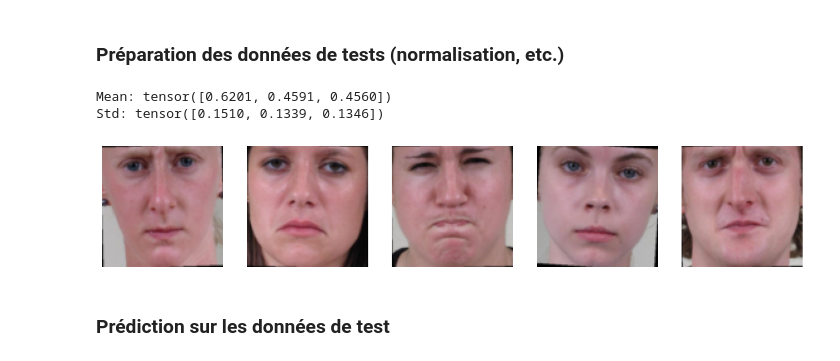
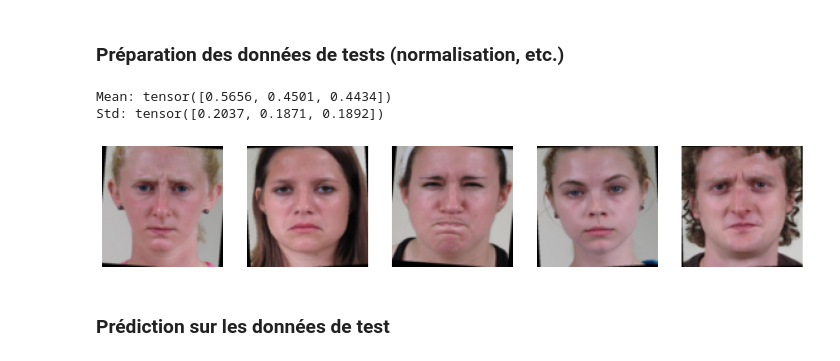
Before and after one commit to TARGAZ/MLChallenge, a Jupyter notebook: images_notebook.ipynb, the cells around one changed output. Saved outputs shown, nothing was run; the diff lists cells and outputs as text; code cells hidden in the pictures.

```diff
--- a/images_notebook.ipynb
+++ b/images_notebook.ipynb
@@ -71,9 +72,9 @@ number_to_emotion = {
     6 : "fear"
 }
 
-BATCH_SIZE = 32
+BATCH_SIZE = 16
 LEARNING_RATE = 0.001
-EPOCHS = 20
+EPOCHS = 50
 # %% [markdown]
 ### Classes
 # %%
@@ -98,8 +99,8 @@ class EmotionDataset(Dataset):
         y = landmarks[68:]
 
         # Bounding box
-        x_min, x_max = x.min(), x.max()
-        y_min, y_max = y.min(), y.max()
+        x_min, x_max = x.min() - 60, x.max() + 60
+        y_min, y_max = y.min() - 120, y.max() + 60
 
         # Crop the image
         image = image.crop((x_min, y_min, x_max, y_max))
@@ -149,7 +150,7 @@ print(f'Std: {std}')
 
 # Define the final transform with normalization
 transform = transforms.Compose([
-    transforms.RandomRotation(degrees=5),
+    #transforms.RandomRotation(degrees=5),
     transforms.RandomHorizontalFlip(p=0.5),  # Randomly flip the image horizontally
     transforms.Resize((96, 96)),
     transforms.ToTensor(),
@@ -359,8 +388,8 @@ class TestDataset(Dataset):
         y = landmarks[68:]
 
         # Bounding box
-        x_min, x_max = x.min(), x.max()
-        y_min, y_max = y.min(), y.max()
+        x_min, x_max = x.min() - 60, x.max() + 60
+        y_min, y_max = y.min() - 120, y.max() + 60
 
         # Crop the image
         image = image.crop((x_min, y_min, x_max, y_max))
@@ -397,42 +426,42 @@ print(f'Std: {std}')
 
 # Define the final transform with normalization
 transform = transforms.Compose([
-    transforms.RandomRotation(degrees=5),
+    #transforms.RandomRotation(degrees=5),
     transforms.RandomHorizontalFlip(p=0.5),  # Randomly flip the image horizontally
     transforms.Resize((96, 96)),
     transforms.ToTensor(),
     transforms.Normalize(mean.tolist(), std.tolist())
 ])
 
 # Load the final dataset with the normalization transform
 dataset = TestDataset(annotations_file=test_csv_path, img_dir=test_image_path, transform=transform)
 test_loader_ = DataLoader(dataset, batch_size=BATCH_SIZE, shuffle=False)
 
 # Function to denormalize and convert tensor to PIL image
 def denormalize(tensor, mean, std):
     for t, m, s in zip(tensor, mean, std):
         t.mul_(s).add_(m)
     return tensor
 
 # Visualize some images after transformations
 def show_images(loader, mean, std, num_images=5):
     data_iter = iter(loader)
     images = next(data_iter)
 
     fig, axes = plt.subplots(1, num_images, figsize=(15, 5))
     for i in range(num_images):
         img = denormalize(images[i], mean, std)
         img = transforms.ToPILImage()(img)
         axes[i].imshow(img)
         axes[i].axis('off')
     plt.show()
 
 # Show some images from the test loader
 show_images(test_loader_, mean.tolist(), std.tolist(), num_images=5)
 # %% [output]
-Mean: tensor([0.6201, 0.4591, 0.4560])
-Std: tensor([0.1510, 0.1339, 0.1346])
+Mean: tensor([0.5656, 0.4501, 0.4434])
+Std: tensor([0.2037, 0.1871, 0.1892])
-[figure, old version]
+[figure, new version]
 # %% [markdown]
 ### Prédiction sur les données de test
 # %%
```
Also changed, not shown: parts of 10 cells of this notebook, 7 other files.
